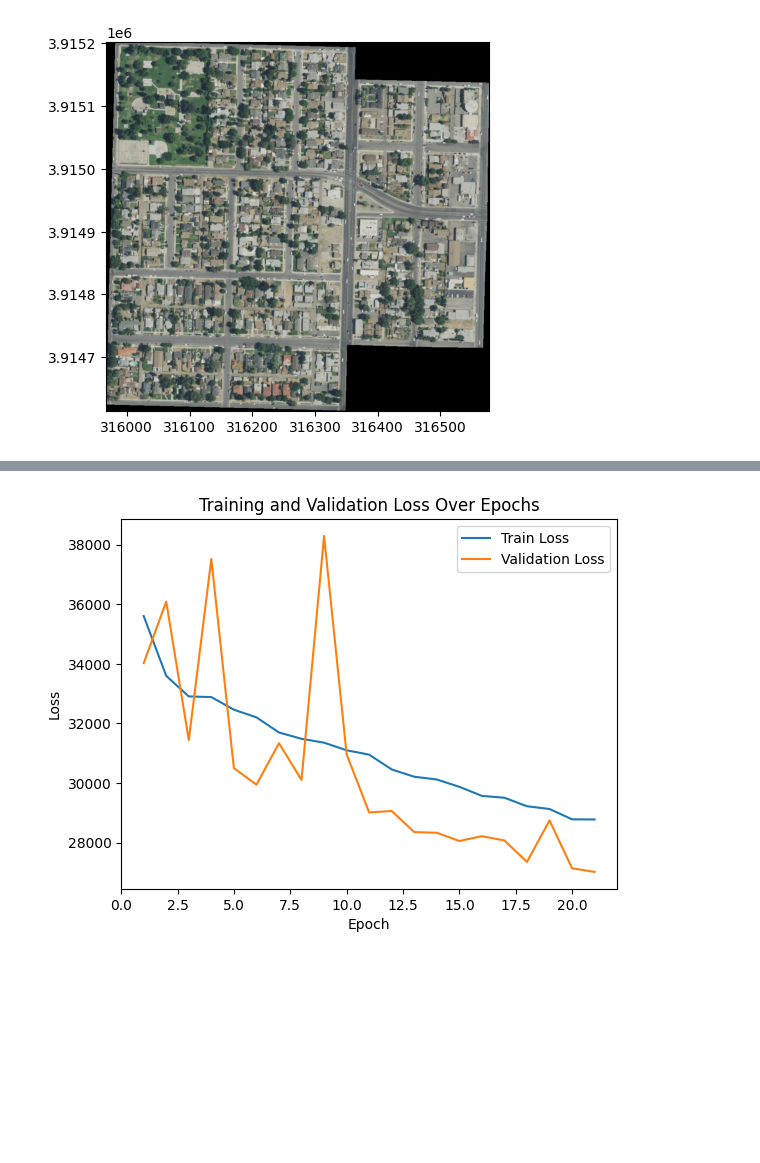
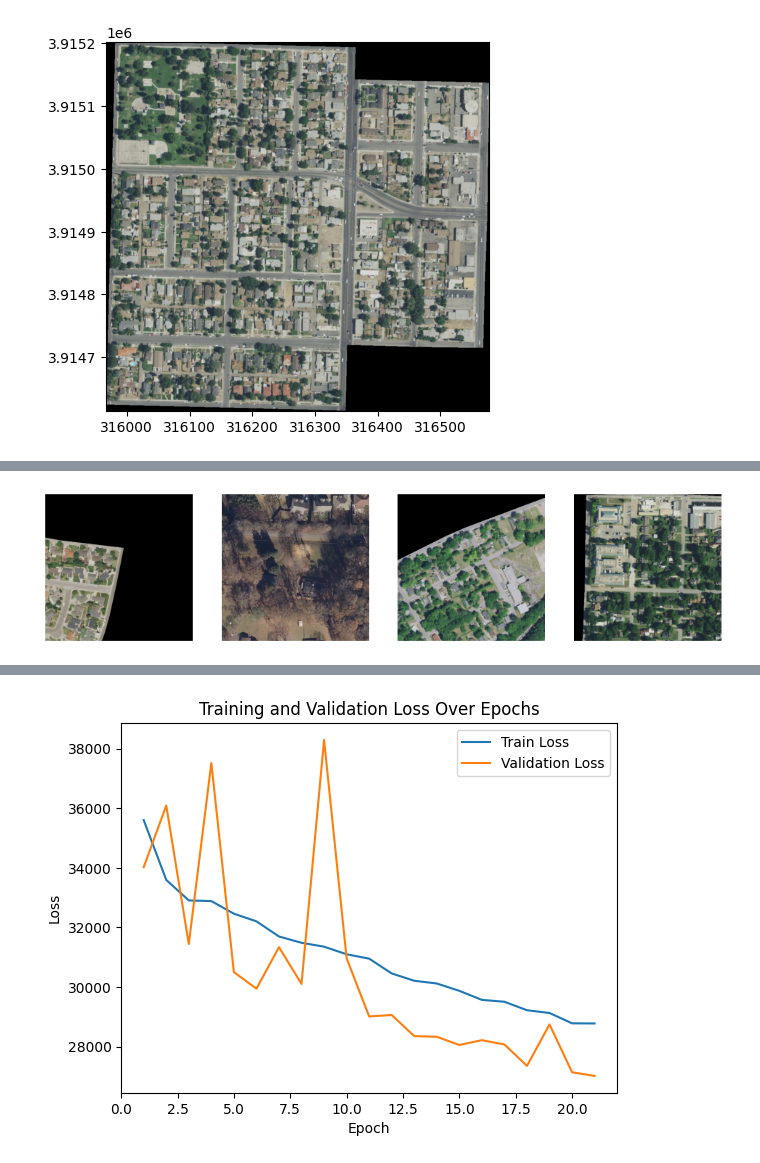
Before and after one commit to VIDA-NYU/GDPFinder, a Jupyter notebook: notebooks/supervised_approach.ipynb, the cells around one changed output, grey strips where cells are left out. Drawn from its saved outputs; the diff is of its cells as text; code cells hidden in the pictures; blank space fills up the shorter version.

Commit message:
training resnet

```diff
--- a/notebooks/supervised_approach.ipynb
+++ b/notebooks/supervised_approach.ipynb
@@ -5,25 +5,23 @@ import geopandas as gpd
 import zipfile
 import matplotlib.pyplot as plt
 import shapely
-from shapely.geometry import Polygon
 import rasterio
 from rasterio.mask import mask
 from rasterio.plot import show
 import os
 import numpy as np
 from PIL import Image, ImageOps
-import warnings
-from sklearn.metrics import mean_squared_error, r2_score, mean_absolute_error
-from sklearn.model_selection import train_test_split
+from sklearn.metrics import mean_squared_error, r2_score
+import skimage.segmentation
+from skimage.color import gray2rgb
+from sklearn.linear_model import LinearRegression
 import torch
 import torch.nn as nn
 import torch.optim as optim
 from torch.utils.data import Dataset, DataLoader, Subset
-from torchvision.models import vit_b_16
 from torchvision.models import resnet50, ResNet50_Weights
 from torchvision.transforms import transforms
 from torch.nn.utils.rnn import pad_sequence
-import torchvision.transforms.functional as TF
 import math
 import random
 import statistics
@@ -34,7 +32,7 @@ from datetime import datetime
 import glob
 import ast
 
-warnings.filterwarnings("ignore", category=UserWarning, module="PIL")
+Image.MAX_IMAGE_PIXELS = None
 
 print(torch.cuda.is_available())
 print(torch.version.cuda)
@@ -652,0 +646,30 @@ ResourceWarning: Enable tracemalloc to get the object allocation traceback
+# %%
+## View a random selections of patches
+
+def view_random_patches(patches_dir, num_patches):
+    patch_files = os.listdir(patches_dir)
+
+    # Select random patches
+    selected_patches = random.sample(patch_files, num_patches)
+
+    # Display the selected patches
+    fig, axes = plt.subplots(1, num_patches, figsize=(12, 4))
+
+    for i, patch_filename in enumerate(selected_patches):
+        patch_path = os.path.join(patches_dir, patch_filename)
+        patch = Image.open(patch_path)
+        axes[i].imshow(patch)
+        axes[i].axis('off')
+
+    plt.show()
+
+# Set the directory containing the saved patches
+patches_dir = "../data/patches"
+
+# Set the number of random patches to view
+num_patches = 4
+
+# View randomly selected patches
+view_random_patches(patches_dir, num_patches)
+# %% [output]
+[figure, added]
```
Also changed, not shown: parts of 11 cells of this notebook.
